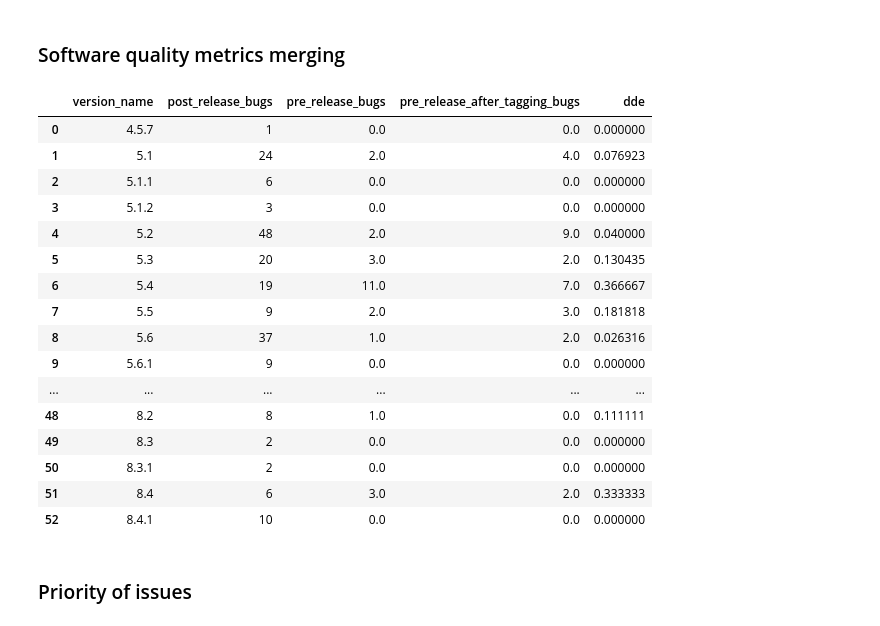
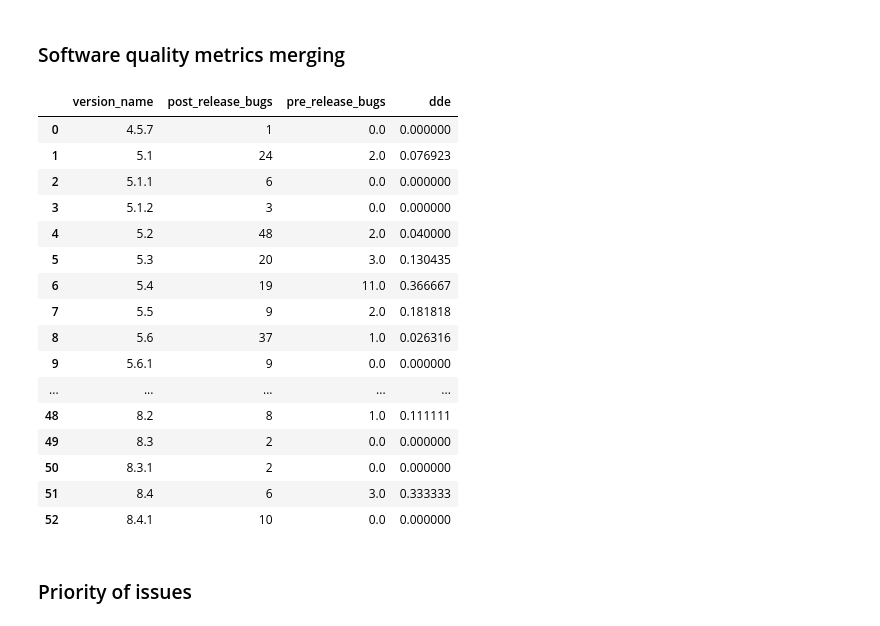
Before and after one commit to IncioMan/Continuous-Integration-metrics-for-post-release-bugs-prediction, a Jupyter notebook: notebooks/analysis/Releases_issues_analysis_software_quality_metrics.ipynb, the cells around one changed output. Drawn from its saved outputs; the diff is of its cells as text; code cells hidden in the pictures.

Commit message:
ci metrics - bursts initial log metrics retrieval

```diff
--- a/notebooks/analysis/Releases_issues_analysis_software_quality_metrics.ipynb
+++ b/notebooks/analysis/Releases_issues_analysis_software_quality_metrics.ipynb
@@ -266,31 +264,29 @@ pre_bug_per_version = pre_release[pre_release.issuetype_name=="Bug"].groupby("ve
 post_bug_per_version = post_release.groupby("version_name").issue_id.count().reset_index()
 # %%
 sw_quality_metrics = post_bug_per_version.merge(pre_bug_per_version, how="outer", on="version_name")
-sw_quality_metrics = sw_quality_metrics.merge(pre_release_after_tagging_per_version, how="outer", on="version_name")
 sw_quality_metrics.rename(columns={"issue_id_x":"post_release_bugs",
-                                     "issue_id_y":"pre_release_bugs",
-                                  "issue_id":"pre_release_after_tagging_bugs"}, inplace=True)
+                                     "issue_id_y":"pre_release_bugs"}, inplace=True)
 sw_quality_metrics = sw_quality_metrics.fillna(0)
 sw_quality_metrics["dde"] = sw_quality_metrics.pre_release_bugs / (sw_quality_metrics.post_release_bugs + sw_quality_metrics.pre_release_bugs)
 sw_quality_metrics
 # %% [output]
-|  | version_name | post_release_bugs | pre_release_bugs | pre_release_after_tagging_bugs | dde |
-| 0 | 4.5.7 | 1 | 0.0 | 0.0 | 0.000000 |
-| 1 | 5.1 | 24 | 2.0 | 4.0 | 0.076923 |
-| 2 | 5.1.1 | 6 | 0.0 | 0.0 | 0.000000 |
-| 3 | 5.1.2 | 3 | 0.0 | 0.0 | 0.000000 |
-| 4 | 5.2 | 48 | 2.0 | 9.0 | 0.040000 |
-| 5 | 5.3 | 20 | 3.0 | 2.0 | 0.130435 |
-| 6 | 5.4 | 19 | 11.0 | 7.0 | 0.366667 |
-| 7 | 5.5 | 9 | 2.0 | 3.0 | 0.181818 |
-| 8 | 5.6 | 37 | 1.0 | 2.0 | 0.026316 |
-| 9 | 5.6.1 | 9 | 0.0 | 0.0 | 0.000000 |
-| ... | ... | ... | ... | ... | ... |
-| 48 | 8.2 | 8 | 1.0 | 0.0 | 0.111111 |
-| 49 | 8.3 | 2 | 0.0 | 0.0 | 0.000000 |
-| 50 | 8.3.1 | 2 | 0.0 | 0.0 | 0.000000 |
-| 51 | 8.4 | 6 | 3.0 | 2.0 | 0.333333 |
-| 52 | 8.4.1 | 10 | 0.0 | 0.0 | 0.000000 |
+|  | version_name | post_release_bugs | pre_release_bugs | dde |
+| 0 | 4.5.7 | 1 | 0.0 | 0.000000 |
+| 1 | 5.1 | 24 | 2.0 | 0.076923 |
+| 2 | 5.1.1 | 6 | 0.0 | 0.000000 |
+| 3 | 5.1.2 | 3 | 0.0 | 0.000000 |
+| 4 | 5.2 | 48 | 2.0 | 0.040000 |
+| 5 | 5.3 | 20 | 3.0 | 0.130435 |
+| 6 | 5.4 | 19 | 11.0 | 0.366667 |
+| 7 | 5.5 | 9 | 2.0 | 0.181818 |
+| 8 | 5.6 | 37 | 1.0 | 0.026316 |
+| 9 | 5.6.1 | 9 | 0.0 | 0.000000 |
+| ... | ... | ... | ... | ... |
+| 48 | 8.2 | 8 | 1.0 | 0.111111 |
+| 49 | 8.3 | 2 | 0.0 | 0.000000 |
+| 50 | 8.3.1 | 2 | 0.0 | 0.000000 |
+| 51 | 8.4 | 6 | 3.0 | 0.333333 |
+| 52 | 8.4.1 | 10 | 0.0 | 0.000000 |
 # %% [markdown]
 ### Priority of issues
 # %%
```
Also changed, not shown: parts of 7 cells of this notebook, 10 other files.
